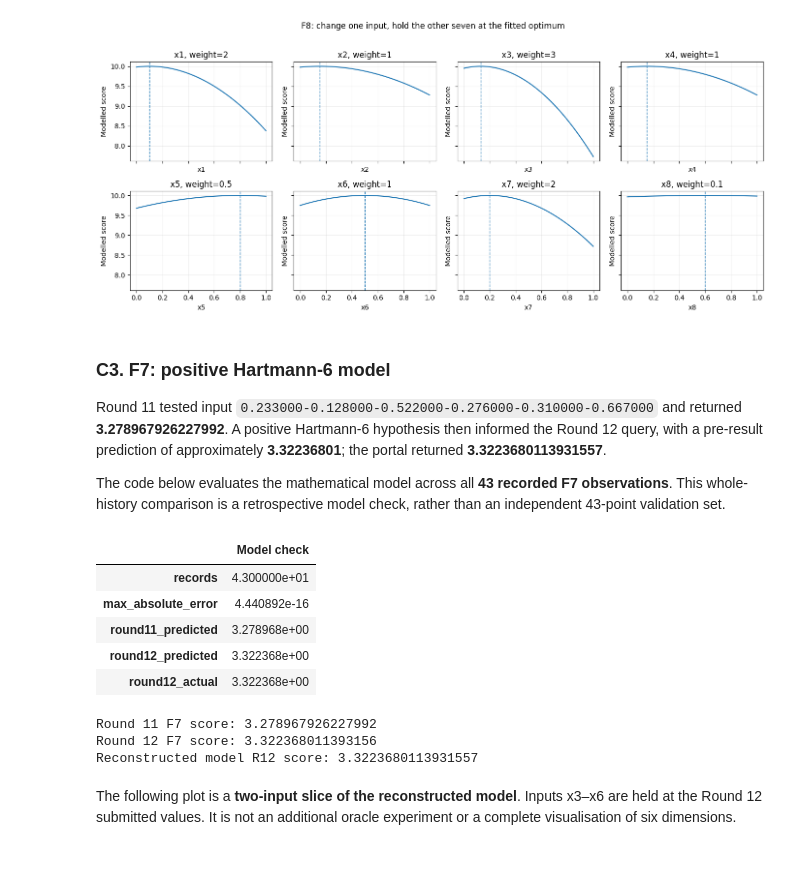
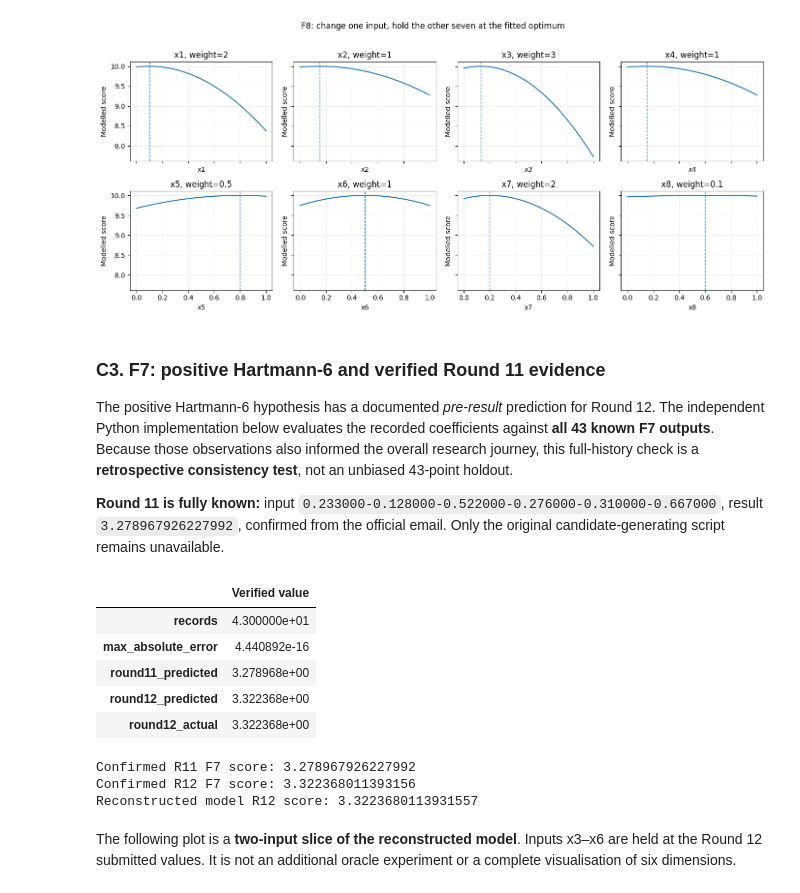
Before and after one commit to tatonsyML/bbo-capstone-imperial-college, a Jupyter notebook: notebooks/Capstone_Final_Walkthrough.ipynb, the cells around one changed output. Drawn from its saved outputs; the diff is of its cells as text; code cells hidden in the pictures; blank space fills up the shorter version.

```diff
--- a/notebooks/Capstone_Final_Walkthrough.ipynb
+++ b/notebooks/Capstone_Final_Walkthrough.ipynb
@@ -354,34 +403,34 @@ plt.show()
 # %% [output]
 [figure]
 # %% [markdown]
-### C3. F7: positive Hartmann-6 model
+### C3. F7: positive Hartmann-6 and verified Round 11 evidence
 
-Round 11 tested input `0.233000-0.128000-0.522000-0.276000-0.310000-0.667000` and returned **3.278967926227992**. A positive Hartmann-6 hypothesis then informed the Round 12 query, with a pre-result prediction of approximately **3.32236801**; the portal returned **3.3223680113931557**.
+The positive Hartmann-6 hypothesis has a documented *pre-result* prediction for Round 12. The independent Python implementation below evaluates the recorded coefficients against **all 43 known F7 outputs**. Because those observations also informed the overall research journey, this full-history check is a **retrospective consistency test**, not an unbiased 43-point holdout.
 
-The code below evaluates the mathematical model across all **43 recorded F7 observations**. This whole-history comparison is a retrospective model check, rather than an independent 43-point validation set.
+**Round 11 is fully known:** input `0.233000-0.128000-0.522000-0.276000-0.310000-0.667000`, result `3.278967926227992`, confirmed from the official email. Only the original candidate-generating script remains unavailable.
 # %%
 f7_validation = validate_recorded_f7(ROOT)
-display(pd.DataFrame([f7_validation]).T.rename(columns={0: 'Model check'}))
+display(pd.DataFrame([f7_validation]).T.rename(columns={0: 'Verified value'}))
 f7_rows = observations.loc[observations['function'] == 7].copy()
 f7_r11 = f7_rows.loc[f7_rows['round'] == 11].iloc[0]
 f7_r12 = f7_rows.loc[f7_rows['round'] == 12].iloc[0]
 assert np.allclose(
     f7_r11[['x1','x2','x3','x4','x5','x6']].to_numpy(dtype=float),
     [0.233,0.128,0.522,0.276,0.310,0.667],rtol=0,atol=1e-12
 )
 assert abs(float(f7_r11['output'])-3.278967926227992)<1e-14
-print('Round 11 F7 score:', float(f7_r11['output']))
-print('Round 12 F7 score:', float(f7_r12['output']))
+print('Confirmed R11 F7 score:', float(f7_r11['output']))
+print('Confirmed R12 F7 score:', float(f7_r12['output']))
 print('Reconstructed model R12 score:', f7_validation['round12_predicted'])
 # %% [output]
-|  | Model check |
+|  | Verified value |
 | records | 4.300000e+01 |
 | max_absolute_error | 4.440892e-16 |
 | round11_predicted | 3.278968e+00 |
 | round12_predicted | 3.322368e+00 |
 | round12_actual | 3.322368e+00 |
-Round 11 F7 score: 3.278967926227992
-Round 12 F7 score: 3.322368011393156
+Confirmed R11 F7 score: 3.278967926227992
+Confirmed R12 F7 score: 3.322368011393156
 Reconstructed model R12 score: 3.3223680113931557
 # %% [markdown]
 The following plot is a **two-input slice of the reconstructed model**. Inputs x3–x6 are held at the Round 12 submitted values. It is not an additional oracle experiment or a complete visualisation of six dimensions.
```
Also changed, not shown: parts of 8 cells of this notebook, 43 other files.
